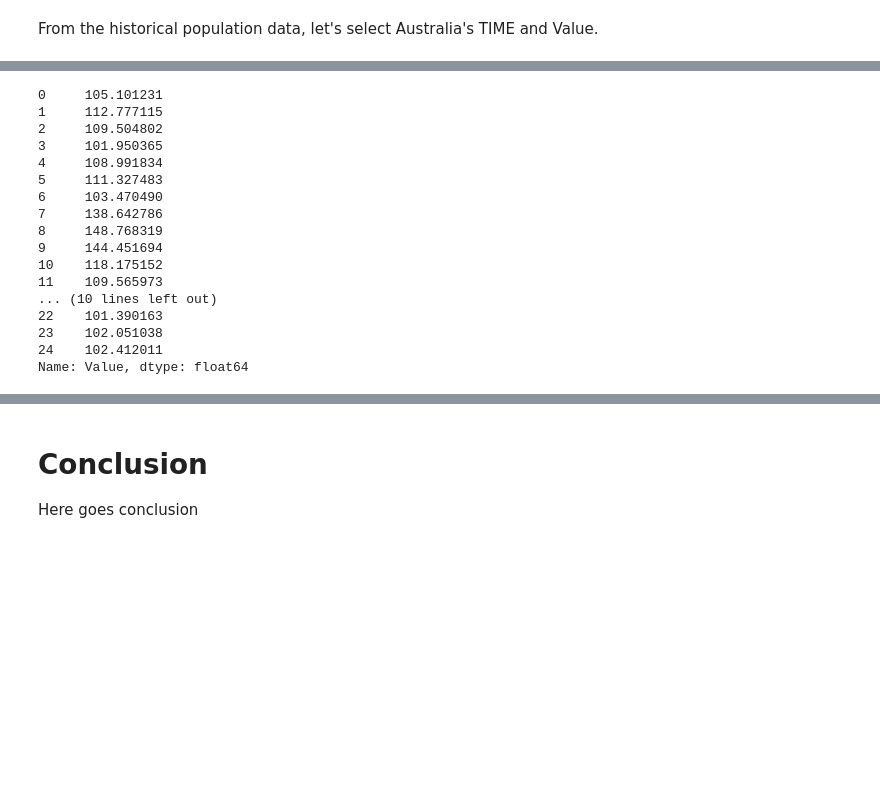
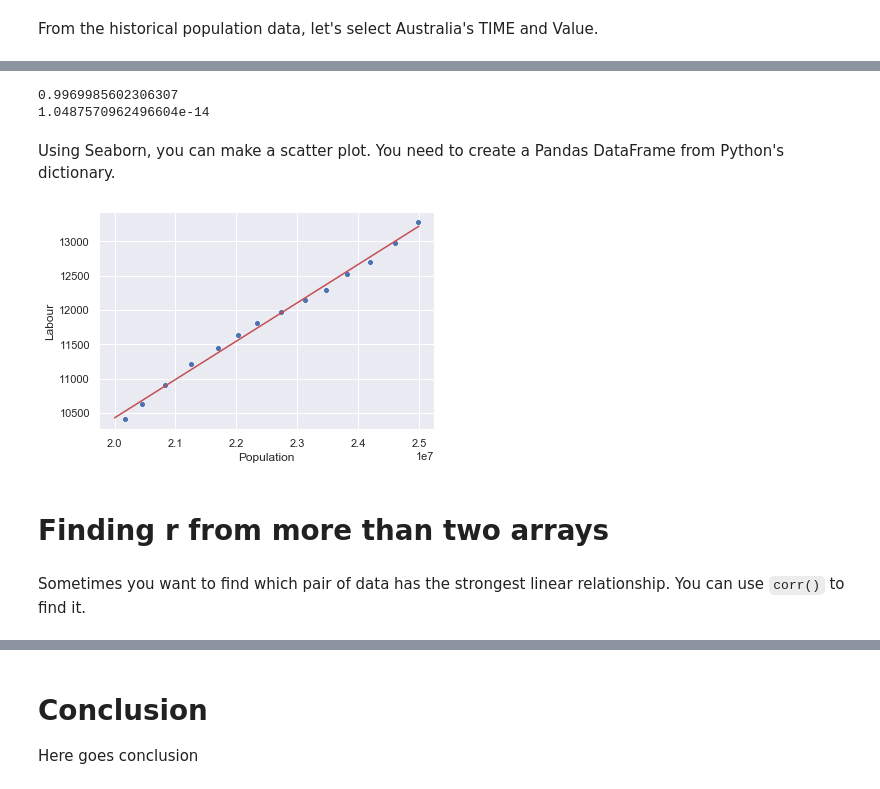
Before and after one commit to shinokada/python-for-ib-diploma-mathematics, a Jupyter notebook: A Measure of Linear Relationship.ipynb, the cells around one changed output, grey strips where cells are left out. Drawn from its saved outputs; the diff is of its cells as text; code cells hidden in the pictures; blank space fills up the shorter version.

Commit message:
Update A Measure of Linear Relationship

```diff
--- a/A Measure of Linear Relationship.ipynb
+++ b/A Measure of Linear Relationship.ipynb
@@ -53,9 +201,11 @@ aus_total.tail()
 # %%
-# Method 1
+# github
 
-df = his_pop[(his_pop.Country=='Australia') & (his_pop.Sex =='Total')]
+# Method 2
 
-df_aus = df.loc[:,['Time','Value']]
-print(df_aus.shape)
-print(df_aus.head())
+df_pop2 = his_pop[(his_pop.Country=='Australia') & (his_pop.Sex =='Total') & (his_pop.AGE=='TOTAL')]
+df_pop2 = df_pop2.loc[:,['Time','Value']]
+df_pop2 = df_pop2.reset_index(drop=True)
+print(df_pop2.shape)
+print(df_pop2)
 # %% [output]
@@ -82,0 +228,5 @@ print(aus.head())
+# %%
+# github
+
+df_pop = df_pop2['Value']
+print(df_pop)
@@ -83,5 +249,10 @@ print(aus.head())
 # %%
-hou_pri = pd.read_csv('https://raw.githubusercontent.com/shinokada/python-for-ib-diploma-mathematics/master/Data/house_price.csv')
-print(hou_pri.shape)
-print(hou_pri.head(30))
+# github
+
+lab_for = pd.read_csv('https://raw.githubusercontent.com/shinokada/python-for-ib-diploma-mathematics/master/Data/alfs_labour_force.csv')
+lab = lab_for[(lab_for.Country=='Australia')]
+lab = lab.loc[:,['Time','Value']]
+
+df_lab = lab.Value
+print(df_lab)
 # %% [output]
@@ -148,23 +274,29 @@ print(df3_price.tail())
-# %%
-df3_price=df3_price.reset_index()
-
-
-df3_price['Value'].groupby(df3_price.index//4).mean()
-# %% [output]
-0     105.101231
-1     112.777115
-2     109.504802
-3     101.950365
-4     108.991834
-5     111.327483
-6     103.470490
-7     138.642786
-8     148.768319
-9     144.451694
-10    118.175152
-11    109.565973
-... (10 lines left out)
-22    101.390163
-23    102.051038
-24    102.412011
-Name: Value, dtype: float64
+# %%
+# github
+
+from scipy.stats import pearsonr
+r, pval = pearsonr(df_pop,df_lab)
+print(r)
+print(pval)
+# %% [output]
+0.9969985602306307
+1.0487570962496604e-14
+# %% [markdown]
+Using Seaborn, you can make a scatter plot. You need to create a Pandas DataFrame from Python's dictionary.
+# %%
+d = {'Population':df_pop,'Labour':df_lab}
+df = pd.DataFrame(d)
+
+
+X_plot = np.linspace(2e7,2.5e7,0.5e7)
+Y_plot = slope*X_plot+intercept
+sns.scatterplot(x='Population', y='Labour', data=df)
+slope, intercept, r_value, p_value, std_err = linregress(df_pop,df_lab)
+plt.plot(X_plot, Y_plot, color='r')
+plt.show()
+# %% [output]
+[figure, added]
+# %% [markdown]
+# Finding r from more than two arrays
+# %% [markdown]
+Sometimes you want to find which pair of data has the strongest linear relationship. You can use `corr()` to find it.
```
Also changed, not shown: parts of 40 cells of this notebook, 1 other file.
